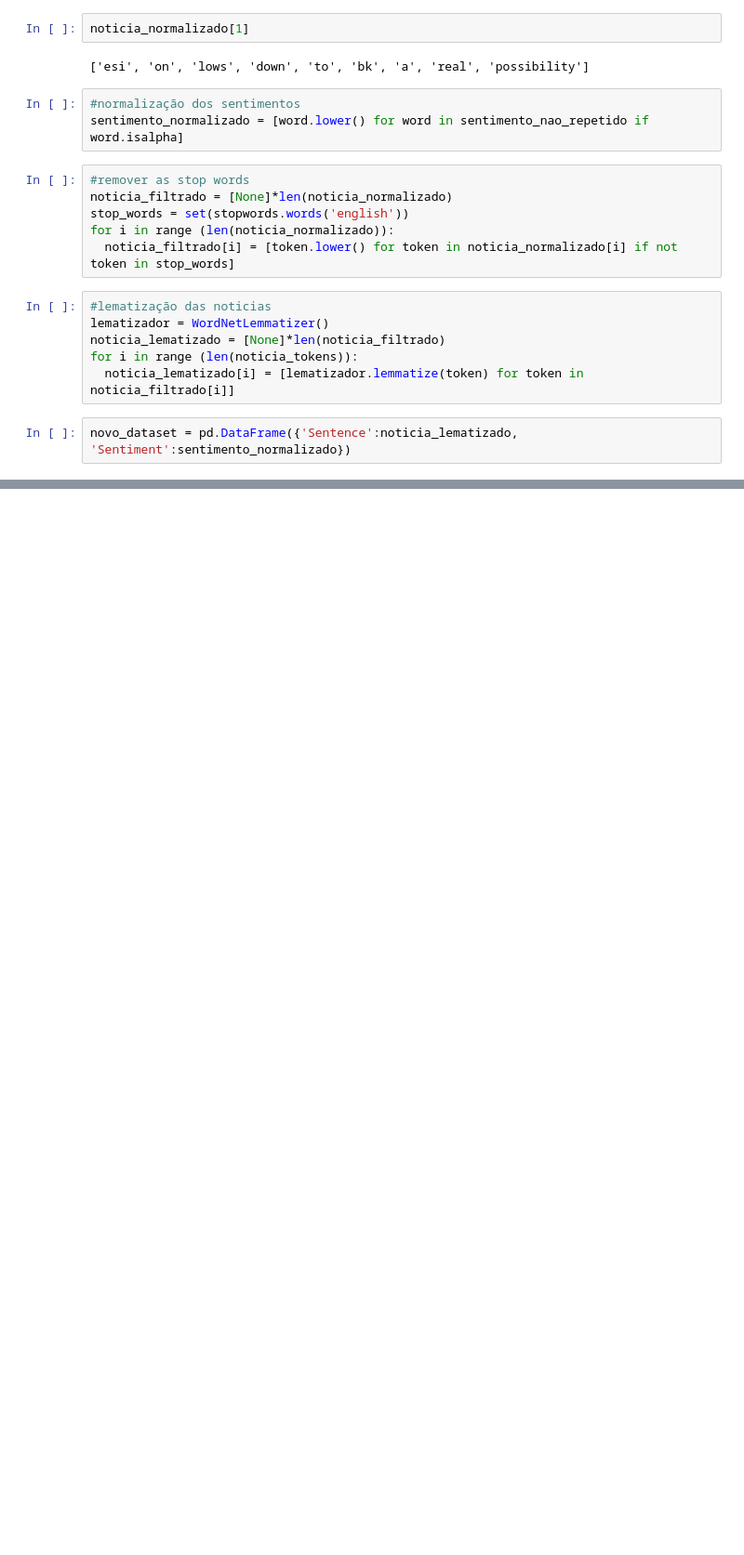
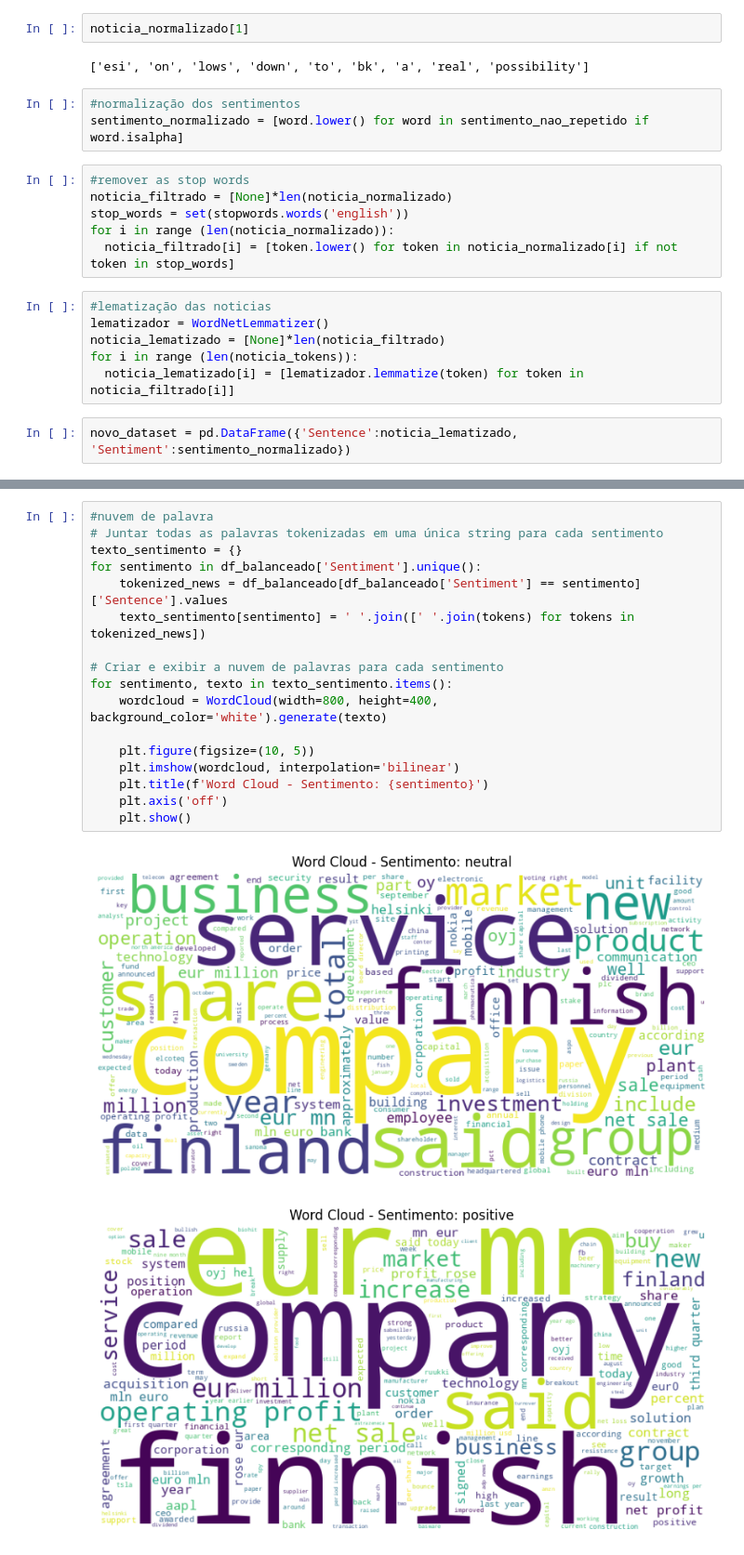
Before and after one commit to caua-braga-de-lima/news_sentiment_analyzer, a Jupyter notebook: DESAFIO2_DEMODAY.ipynb, the cells around one changed output, grey strips where cells are left out. Shown at 93% size. Drawn from its saved outputs; the diff is of its cells as text; blank space fills up the shorter version.

Commit message:
adicionado undersampling e nuvem de palavras

```diff
--- a/DESAFIO2_DEMODAY.ipynb
+++ b/DESAFIO2_DEMODAY.ipynb
@@ -154,0 +179,20 @@ Name: Sentiment, dtype: int64
+# %%
+#nuvem de palavra
+# Juntar todas as palavras tokenizadas em uma única string para cada sentimento
+texto_sentimento = {}
+for sentimento in df_balanceado['Sentiment'].unique():
+    tokenized_news = df_balanceado[df_balanceado['Sentiment'] == sentimento]['Sentence'].values
+    texto_sentimento[sentimento] = ' '.join([' '.join(tokens) for tokens in tokenized_news])
+
+# Criar e exibir a nuvem de palavras para cada sentimento
+for sentimento, texto in texto_sentimento.items():
+    wordcloud = WordCloud(width=800, height=400, background_color='white').generate(texto)
+
+    plt.figure(figsize=(10, 5))
+    plt.imshow(wordcloud, interpolation='bilinear')
+    plt.title(f'Word Cloud - Sentimento: {sentimento}')
+    plt.axis('off')
+    plt.show()
+# %% [output]
+[figure, added]
+[figure, added]
```
Also changed, not shown: parts of 7 cells of this notebook.
